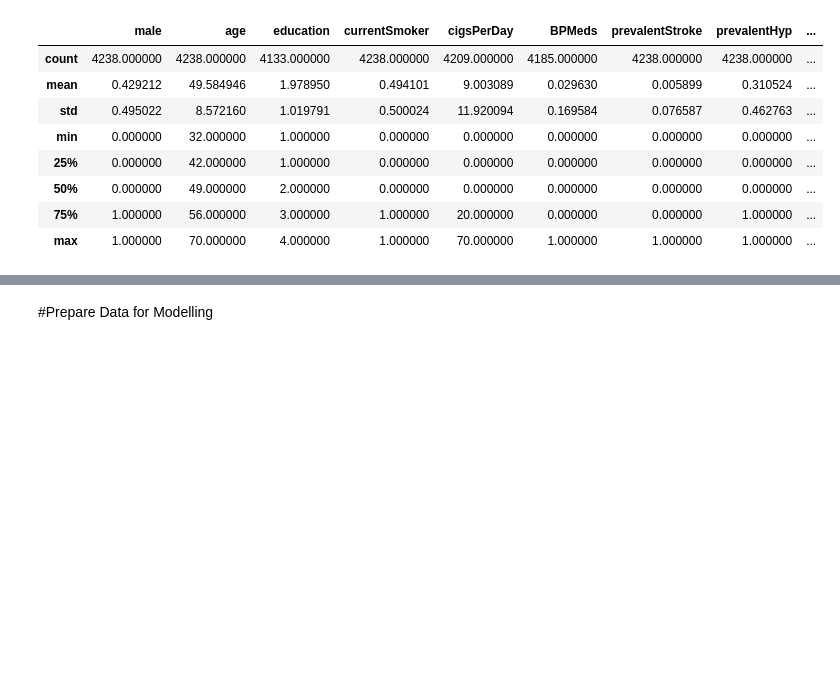
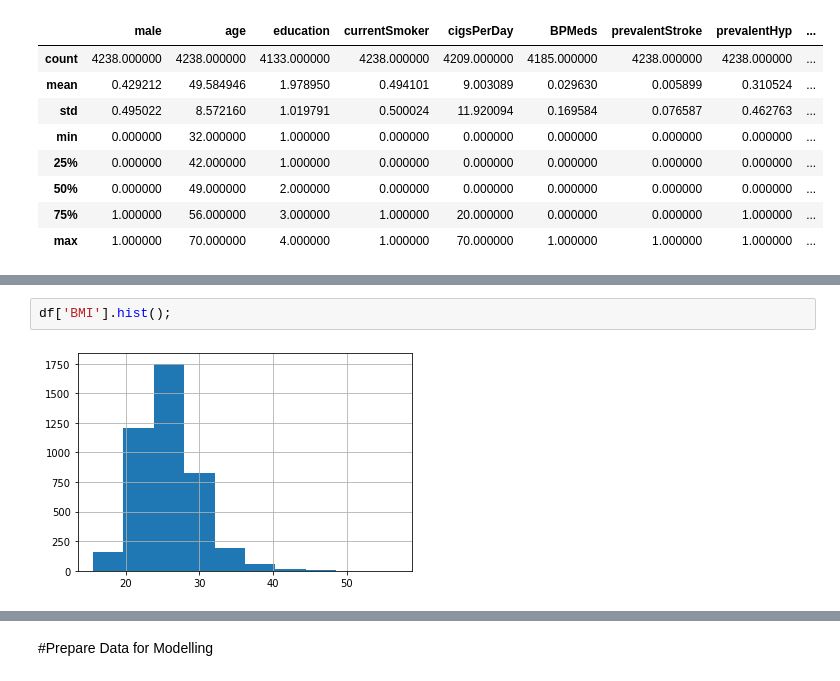
Before and after one commit to maryawamaitha/Heart-Disease-Regression-Project, a Jupyter notebook: HeartDiseaseLogistic_Regression.ipynb, the cells around one changed output, grey strips where cells are left out. Saved outputs shown, nothing was run; the diff lists cells and outputs as text; blank space fills up the shorter version.

```diff
--- a/HeartDiseaseLogistic_Regression.ipynb
+++ b/HeartDiseaseLogistic_Regression.ipynb
@@ -87,0 +121,4 @@ df.describe()
+# %%
+df['BMI'].hist();
+# %% [output]
+[figure, added]
```
Also changed, not shown: parts of 11 cells of this notebook.
